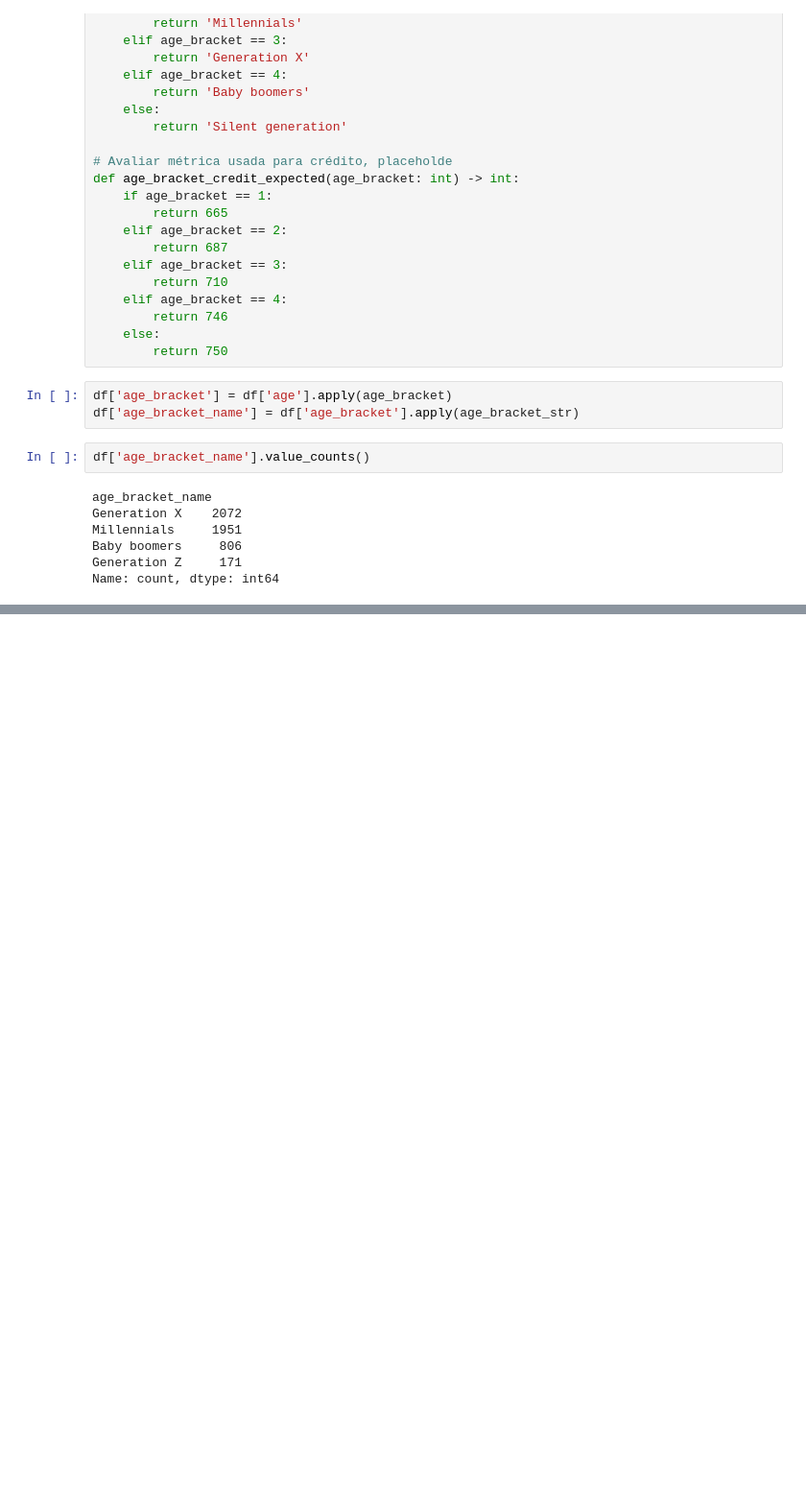
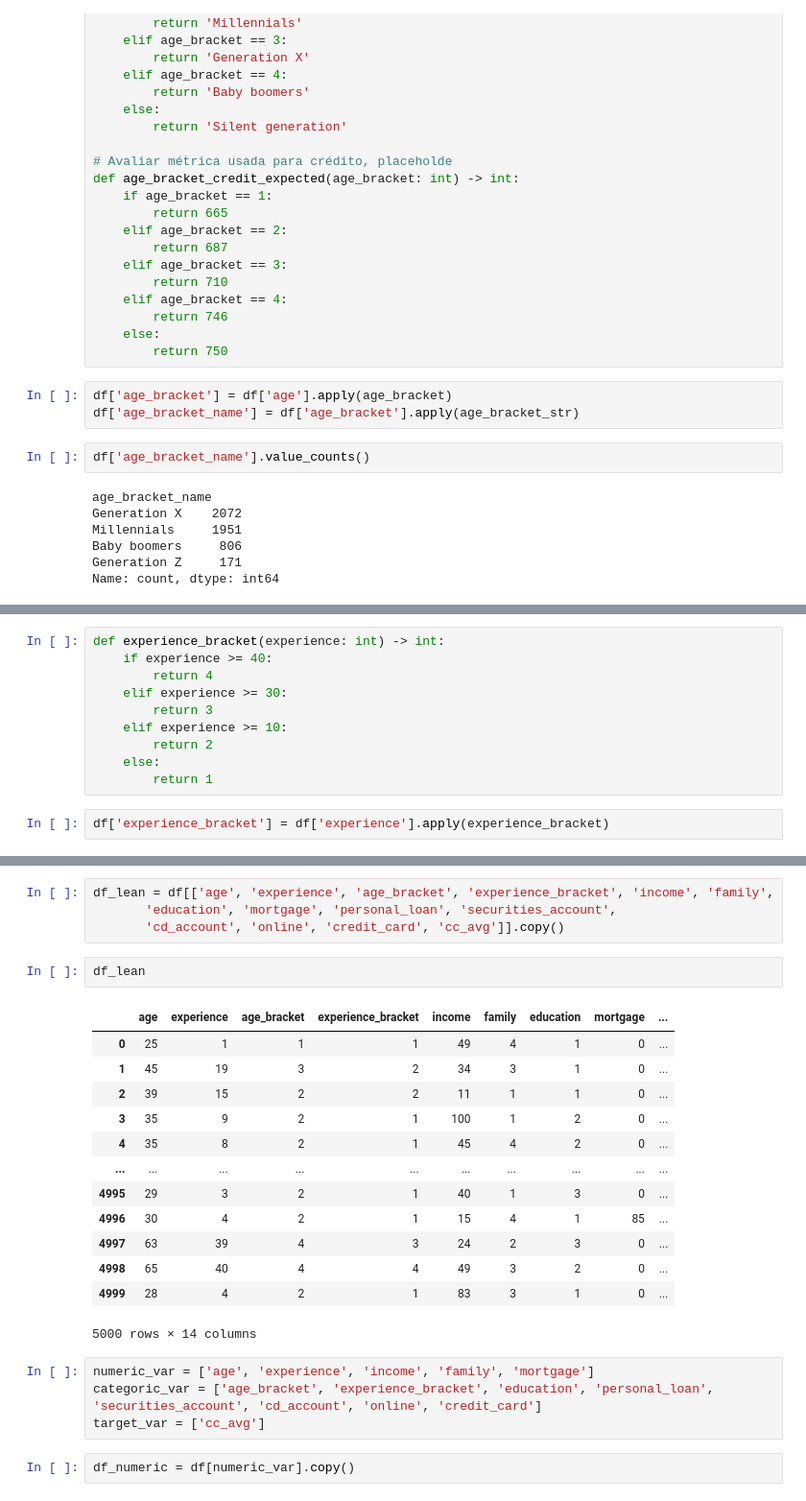
Before and after one commit to marqsleal/machine-learning-1, a Jupyter notebook: src/notebooks/bankloan_analysis.ipynb, the cells around one changed output, grey strips where cells are left out. Shown: that part at 96% size. Saved outputs shown, nothing was run; the diff lists cells and outputs as text; blank space fills up the shorter version.

```diff
--- a/src/notebooks/bankloan_analysis.ipynb
+++ b/src/notebooks/bankloan_analysis.ipynb
@@ -95,0 +190,12 @@ Name: count, dtype: int64
+# %%
+def experience_bracket(experience: int) -> int:
+    if experience >= 40:
+        return 4
+    elif experience >= 30:
+        return 3
+    elif experience >= 10:
+        return 2
+    else:
+        return 1
+# %%
+df['experience_bracket'] = df['experience'].apply(experience_bracket)
@@ -106,0 +294,26 @@ df.to_csv('../../data/feature_store/new_features.csv',index=False)
+# %%
+df_lean = df[['age', 'experience', 'age_bracket', 'experience_bracket', 'income', 'family',
+       'education', 'mortgage', 'personal_loan', 'securities_account',
+       'cd_account', 'online', 'credit_card', 'cc_avg']].copy()
+# %%
+df_lean
+# %% [output]
+|  | age | experience | age_bracket | experience_bracket | income | family | education | mortgage | ... |
+| 0 | 25 | 1 | 1 | 1 | 49 | 4 | 1 | 0 | ... |
+| 1 | 45 | 19 | 3 | 2 | 34 | 3 | 1 | 0 | ... |
+| 2 | 39 | 15 | 2 | 2 | 11 | 1 | 1 | 0 | ... |
+| 3 | 35 | 9 | 2 | 1 | 100 | 1 | 2 | 0 | ... |
+| 4 | 35 | 8 | 2 | 1 | 45 | 4 | 2 | 0 | ... |
+| ... | ... | ... | ... | ... | ... | ... | ... | ... | ... |
+| 4995 | 29 | 3 | 2 | 1 | 40 | 1 | 3 | 0 | ... |
+| 4996 | 30 | 4 | 2 | 1 | 15 | 4 | 1 | 85 | ... |
+| 4997 | 63 | 39 | 4 | 3 | 24 | 2 | 3 | 0 | ... |
+| 4998 | 65 | 40 | 4 | 4 | 49 | 3 | 2 | 0 | ... |
+| 4999 | 28 | 4 | 2 | 1 | 83 | 3 | 1 | 0 | ... |
+5000 rows × 14 columns
+# %%
+numeric_var = ['age', 'experience', 'income', 'family', 'mortgage']
+categoric_var = ['age_bracket', 'experience_bracket', 'education', 'personal_loan', 'securities_account', 'cd_account', 'online', 'credit_card']
+target_var = ['cc_avg']
+# %%
+df_numeric = df[numeric_var].copy()
```
Also changed, not shown: parts of 33 cells of this notebook.
